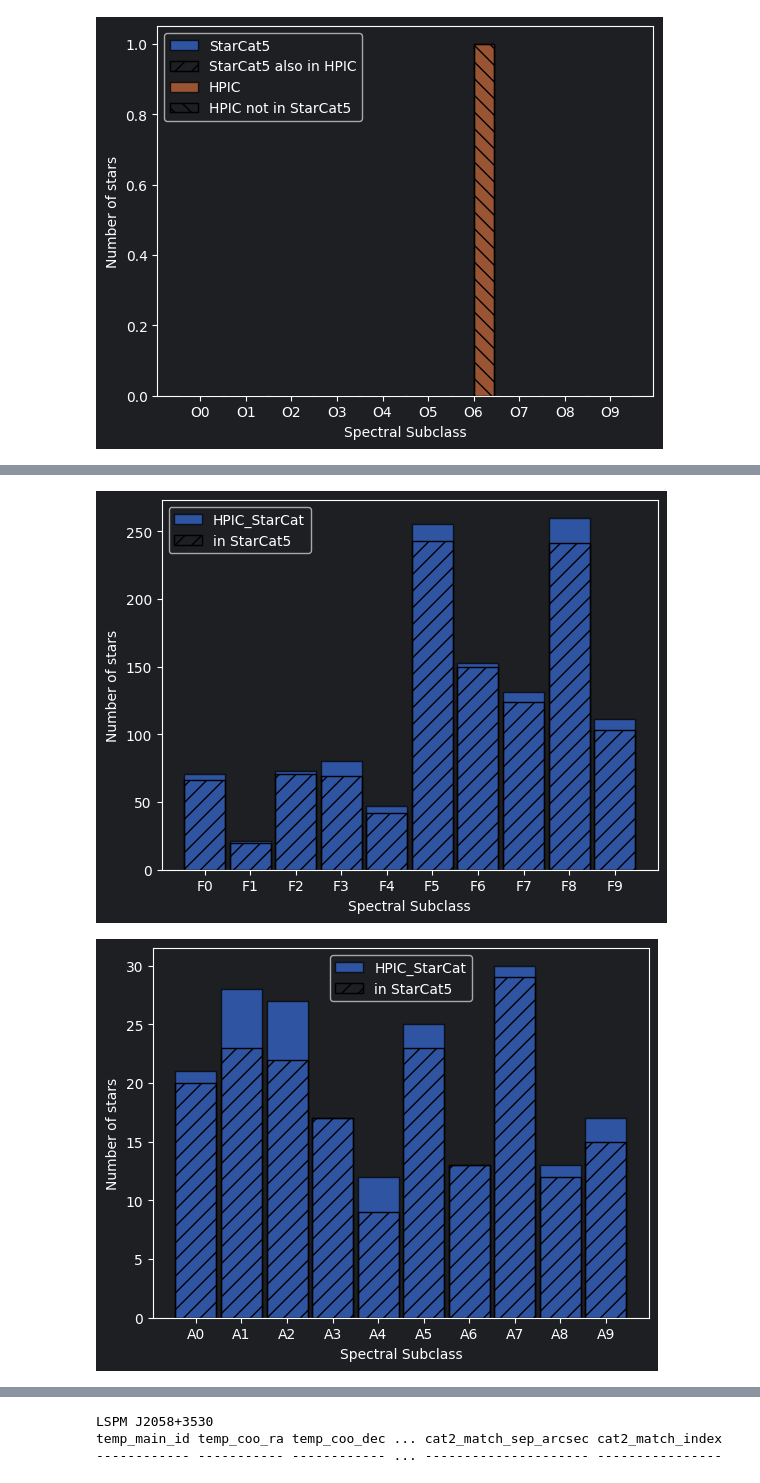
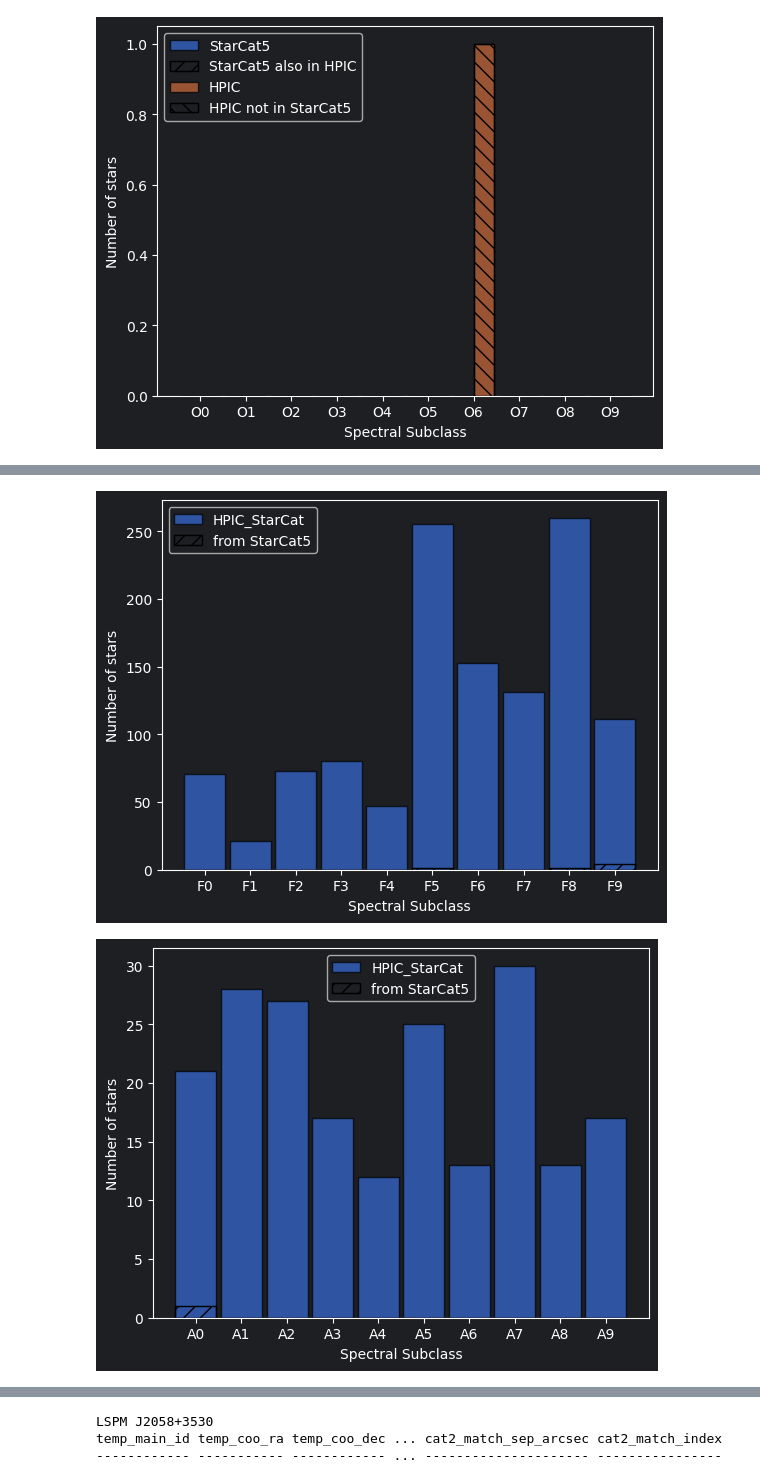
Before and after one commit to fmenti/life_td, a Jupyter notebook: data_generation/life_td_data_generation/catalog/starcat5_merger/NewProject.ipynb, the cells around one changed output, grey strips where cells are left out. Saved outputs shown, nothing was run; the diff lists cells and outputs as text; code cells hidden in the pictures.

Commit message:
adapted plots to include "from starcat5" hatching in merger analysis instead of "in starcat5"

```diff
--- a/data_generation/life_td_data_generation/catalog/starcat5_merger/NewProject.ipynb
+++ b/data_generation/life_td_data_generation/catalog/starcat5_merger/NewProject.ipynb
@@ -107,6 +107,9 @@ HPIC_StarCat_hpic_without_starcat5_match = HPIC_StarCat[
 HPIC_StarCat_starcat5_additions = HPIC_StarCat[
     ~HPIC_StarCat["in_hpic"] & HPIC_StarCat["in_starcat5"]
 ]
+
+HPIC_StarCat["from_starcat5"] = np.zeros(len(HPIC_StarCat), dtype=bool)
+HPIC_StarCat["from_starcat5"][~HPIC_StarCat["in_hpic"] & HPIC_StarCat["in_starcat5"]] = True
 # %%
 print(HPIC_StarCat['temp_main_id','main_id','mag_u_sdss_value']) # len is 44319
 # %% [output]
@@ -357,14 +360,15 @@ for spec in ["M", "K", "G", "F", "A", "B", "O"]:
         [
             HPIC_StarCat["temp_sptype_string"],
 
+
         ],
         spec,
         labels=["HPIC_StarCat"],
         hatch_flags=[
-            HPIC_StarCat["in_starcat5"] == True,
+            HPIC_StarCat["from_starcat5"] == True,
         ],
         hatch_labels=[
-            "in StarCat5",
+            "from StarCat5",
         ],
     )
 # %% [output]
@@ -374,2 +378,2 @@ for spec in ["M", "K", "G", "F", "A", "B", "O"]:
-[figure, old version]
+[figure, new version]
-[figure, old version]
+[figure, new version]
```
Also changed, not shown: parts of 1 cell of this notebook.
